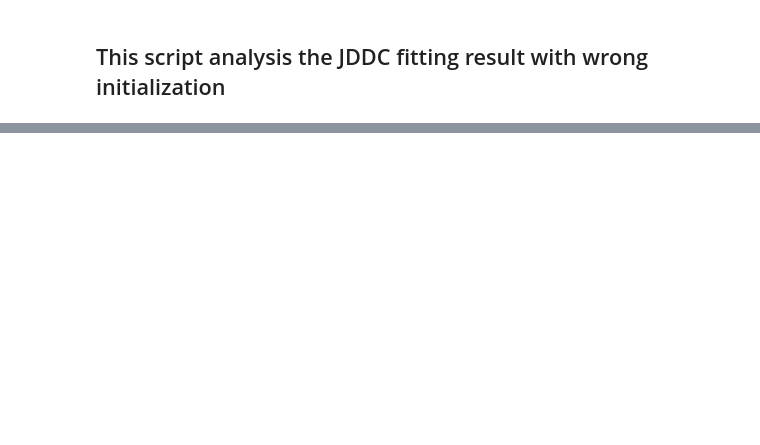
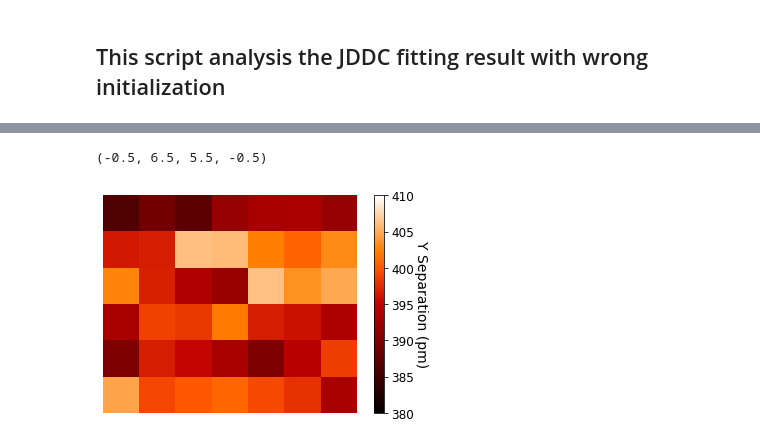
Before and after one commit to CY-Zhang/PyProcessingCodes, a Jupyter notebook: JDDC/WrongInitializationAnalysis.ipynb, the cells around one changed output, grey strips where cells are left out. Cells and saved outputs as stored; diff of their text form; code cells hidden in the pictures; blank space fills up the shorter version.

```diff
--- a/JDDC/WrongInitializationAnalysis.ipynb
+++ b/JDDC/WrongInitializationAnalysis.ipynb
@@ -95,0 +108,10 @@ plt.axis('off')
+# %%
+y_sep_array = ConvertToArray(x_cor, y_cor, y_sep, 6, 7)
+im = plt.imshow(np.flipud(y_sep_array * 21.5),cmap='gist_heat',clim = [380,410])
+cbar = plt.colorbar(im)
+cbar.ax.tick_params(labelsize=12)
+cbar.set_label('Y Separation (pm)',rotation=270,fontsize=14, labelpad = 14)
+plt.axis('off')
+# %% [output]
+(-0.5, 6.5, 5.5, -0.5)
+[figure, added]
```
Also changed, not shown: parts of 22 cells of this notebook, 7 other files.
